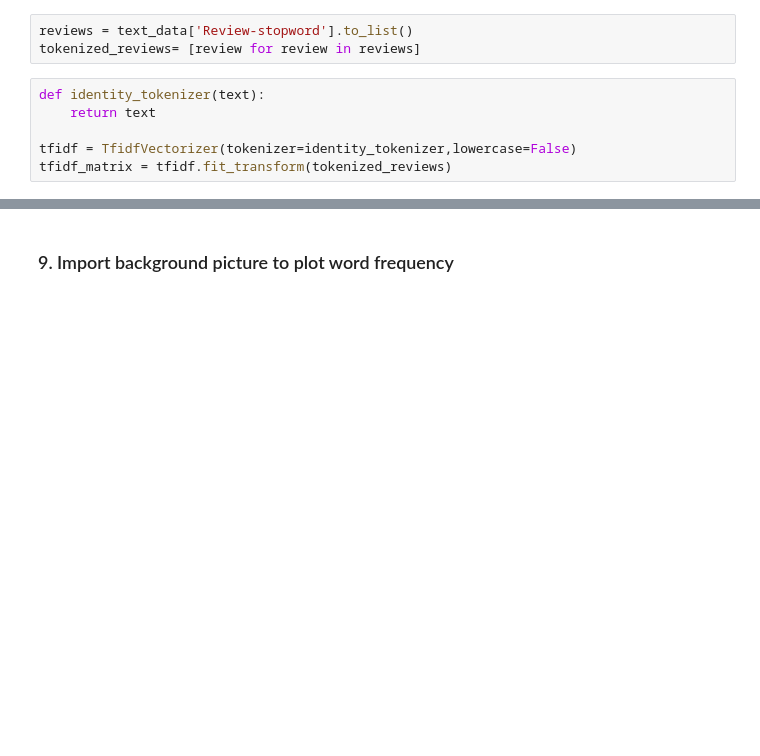
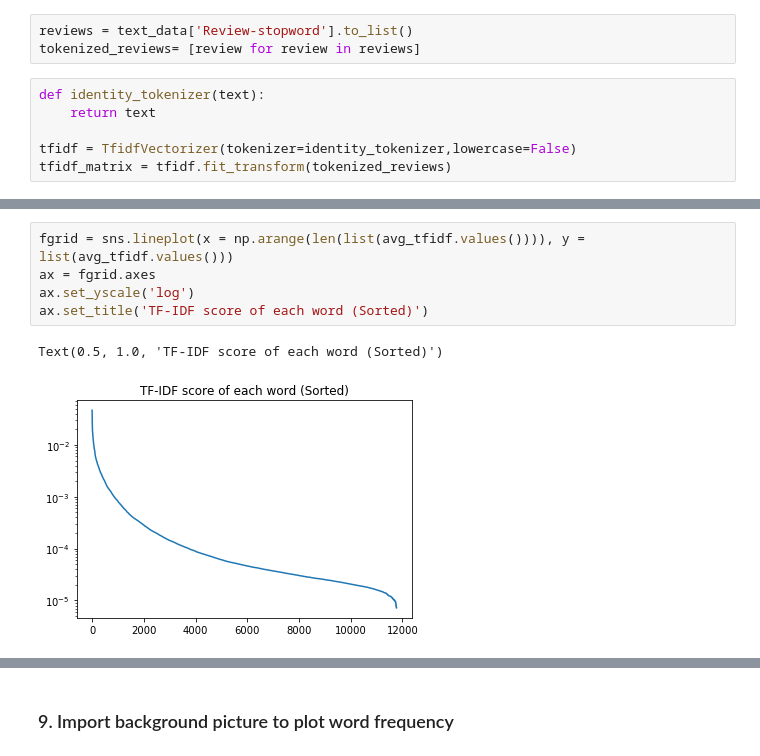
Before and after one commit to GanJiayu/Capgemini_DataCamp2020_Group3, a Jupyter notebook: Session 2 HW/Capgemini 2.ipynb, the cells around one changed output, grey strips where cells are left out. Drawn from its saved outputs; the diff is of its cells as text; blank space fills up the shorter version.

```diff
--- a/Session 2 HW/Capgemini 2.ipynb
+++ b/Session 2 HW/Capgemini 2.ipynb
@@ -271,0 +281,8 @@ plt.show()
+# %%
+fgrid = sns.lineplot(x = np.arange(len(list(avg_tfidf.values()))), y = list(avg_tfidf.values()))
+ax = fgrid.axes
+ax.set_yscale('log')
+ax.set_title('TF-IDF score of each word (Sorted)')
+# %% [output]
+Text(0.5, 1.0, 'TF-IDF score of each word (Sorted)')
+[figure, added]
```
Also changed, not shown: parts of 11 cells of this notebook.
